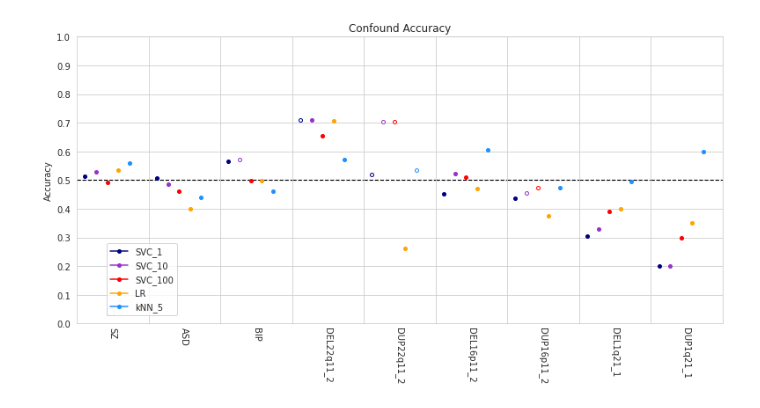
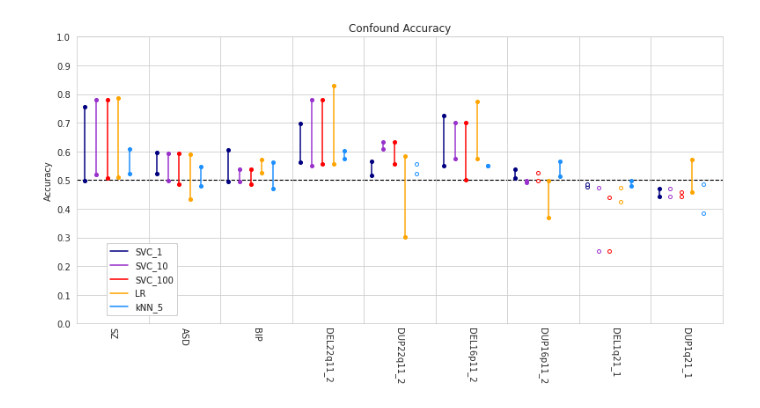
Before and after one commit to harveyaa/neuropsych_mtl, a Jupyter notebook: ML/benchmark2.ipynb, the cells around one changed output. Cells and saved outputs as stored; diff of their text form; code cells hidden in the pictures.

```diff
--- a/ML/benchmark2.ipynb
+++ b/ML/benchmark2.ipynb
@@ -32,7 +32,7 @@ conf = ['AGE',
         'mean_conn',
         'FD_scrubbed']
 # %%
-p_ids = '/home/harveyaa/Documents/masters/MTL/conf_balancing/dataset_ids'
+p_ids = '/home/harveyaa/Documents/masters/neuropsych_mtl/datasets/cv_folds/hybrid'
 
 clfs = {'SVC_1':SVC(C=1,class_weight='balanced'),
         'SVC_10':SVC(C=10,class_weight='balanced'),
@@ -45,6 +45,12 @@ mean_acc_conn = {}
 for clf in clfs:
         mean_acc_conf[clf] = []
         mean_acc_conn[clf] = []
+
+all_fold_acc_lr_conn = {}
+all_fold_acc_knn_conn = {}
+all_fold_acc_svc1_conn = {}
+all_fold_acc_svc10_conn = {}
+all_fold_acc_svc100_conn = {}
 
 for case in cases:
     print(case)
@@ -86,7 +92,15 @@ for case in cases:
                 # Pred from connectomes
                 clfs[clf].fit(X_conn_train,y_train)
                 pred_conn = clfs[clf].predict(X_conn_test)
-                acc_conn[clf].append(accuracy_score(y_test,pred_conn))
+                conn_accuracy = accuracy_score(y_test,pred_conn)
+                acc_conn[clf].append(conn_accuracy)
+
+    all_fold_acc_lr_conn[case] = acc_conn['LR']
+    all_fold_acc_knn_conn[case] = acc_conn['kNN_5']
+    all_fold_acc_svc1_conn[case] = acc_conn['SVC_1']
+    all_fold_acc_svc10_conn[case] = acc_conn['SVC_10']
+    all_fold_acc_svc100_conn[case] = acc_conn['SVC_100']
+
     for clf in clfs:
         mean_acc_conf[clf].append(np.mean(acc_conf[clf]))
         mean_acc_conn[clf].append(np.mean(acc_conn[clf]))
@@ -212,36 +226,36 @@ for j,case in enumerate(cases):
         if conf_acc > conn_acc:
             mfc = 'white'
             ls =''
         else:
             mfc = colors[i]
             ls = '-'
-        #ax[j].plot(i,conn_acc,marker='o',color=colors[i],ms=4,markerfacecolor=mfc)
-        ax[j].plot(i,conf_acc,marker='o',color=colors[i],ms=4,markerfacecolor=mfc,label=clf)
-        #ax[j].plot((i,i),(conf_acc,conn_acc),color=colors[i],ls=ls,label=clf)
+        ax[j].plot(i,conn_acc,marker='o',color=colors[i],ms=4,markerfacecolor=mfc)
+        ax[j].plot(i,conf_acc,marker='o',color=colors[i],ms=4,markerfacecolor=mfc)
+        ax[j].plot((i,i),(conf_acc,conn_acc),color=colors[i],ls=ls,label=clf)
         ax[j].set_xticklabels([])
         ax[j].set_xticks([])
         ax[j].set_xlim(-0.75,5.75)
 
         if not xlabels is None:
             #ax[j].set_xlabel(xlabels[j],rotation=270)
             ax[j].set_xlabel(xlabels[j],rotation=90)
         else:
             ax[j].set_xlabel(case,rotation=270)
 
         lines = ax[j].get_ygridlines()
         b = lines[5]
         b.set_color('black')
         b.set_linewidth(1.15)
         b.set_linestyle('--')
 
-    handles, _ = ax[-1].get_legend_handles_labels()
+    handles, _ = ax[0].get_legend_handles_labels()
     labels = clfs.keys()
 
     ax[0].set_ylabel('Accuracy')
     fig.legend(handles, labels, loc=(0.1,0.2))
     ax[int(len(cases)/2)].set_title(title)
     plt.tight_layout()
     plt.subplots_adjust(wspace=0)
-    #plt.savefig('conf_acc.png',dpi=300)
+    #plt.savefig(os.path.join(p_ids,'both_acc.png'),dpi=300)
 # %% [output]
-[figure, old version]
+[figure, new version]
```
Also changed, not shown: parts of 8 cells of this notebook.
